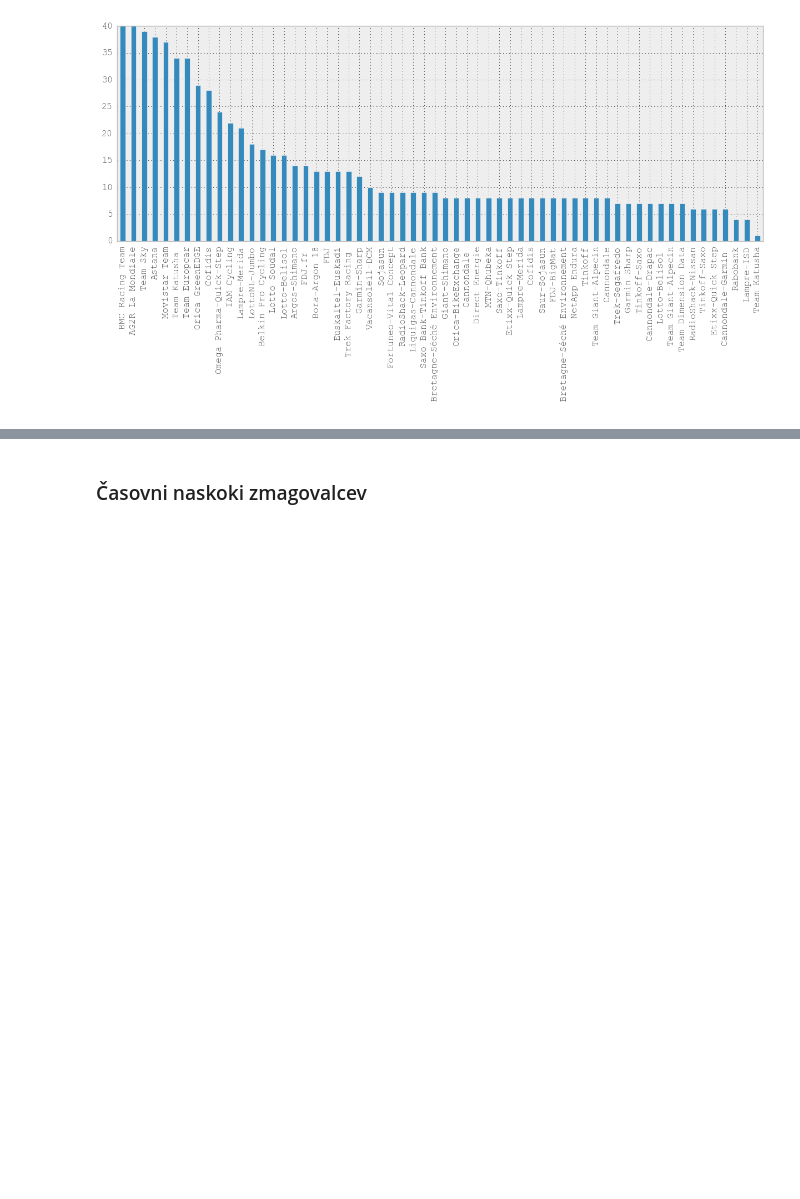
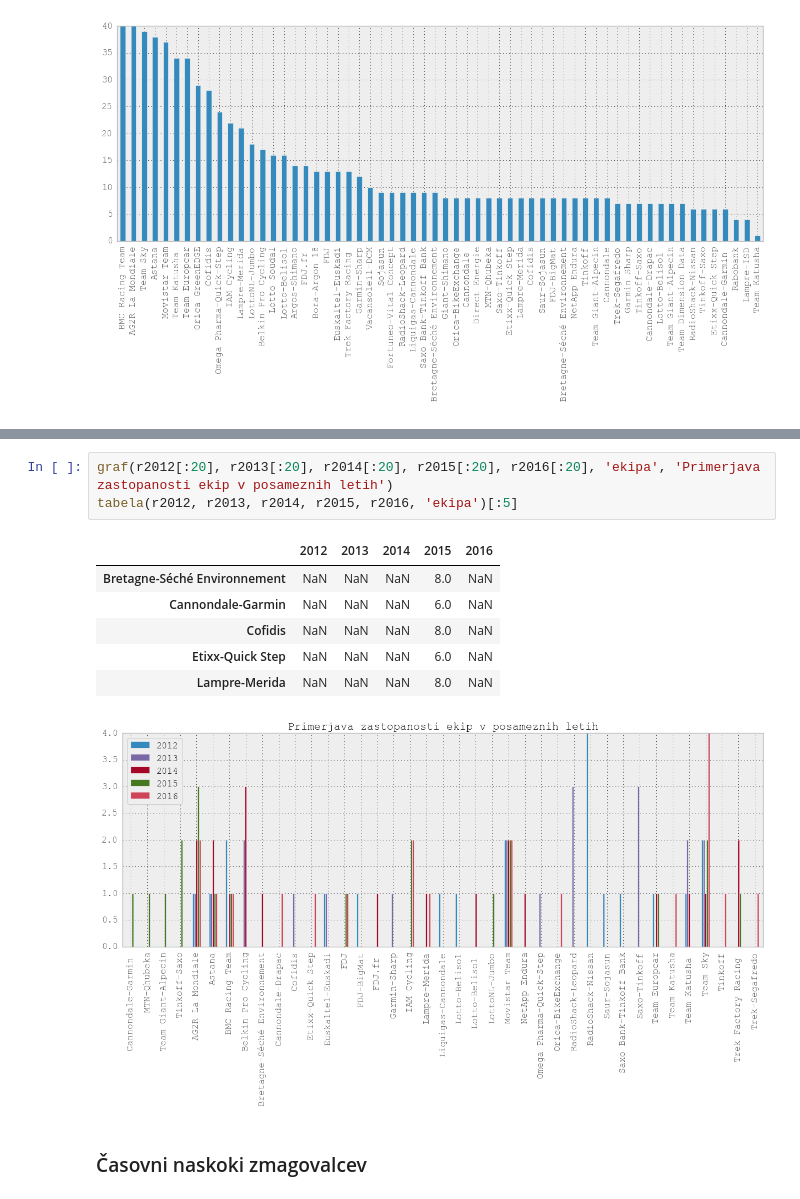
Before and after one commit to aeTS/Projekt-PRO1, a Jupyter notebook: Projekt_analiza_Tour.ipynb, the cells around one changed output, grey strips where cells are left out. Cells and saved outputs as stored; diff of their text form; blank space fills up the shorter version.

```diff
--- a/Projekt_analiza_Tour.ipynb
+++ b/Projekt_analiza_Tour.ipynb
@@ -187,3 +182,14 @@ R1 = pd.concat([ru2, ru3, ru4, ru5, ru6], axis = 1).plot(kind='bar', fontsize='1
+# %%
+graf(r2012[:20], r2013[:20], r2014[:20], r2015[:20], r2016[:20], 'ekipa', 'Primerjava zastopanosti ekip v posameznih letih')
+tabela(r2012, r2013, r2014, r2015, r2016, 'ekipa')[:5]
+# %% [output]
+|  | 2012 | 2013 | 2014 | 2015 | 2016 |
+| Bretagne-Séché Environnement | NaN | NaN | NaN | 8.0 | NaN |
+| Cannondale-Garmin | NaN | NaN | NaN | 6.0 | NaN |
+| Cofidis | NaN | NaN | NaN | 8.0 | NaN |
+| Etixx-Quick Step | NaN | NaN | NaN | 6.0 | NaN |
+| Lampre-Merida | NaN | NaN | NaN | 8.0 | NaN |
+[figure, added]
 # %% [markdown]
 ### Časovni naskoki zmagovalcev
 # %%
```
Also changed, not shown: parts of 29 cells of this notebook.
